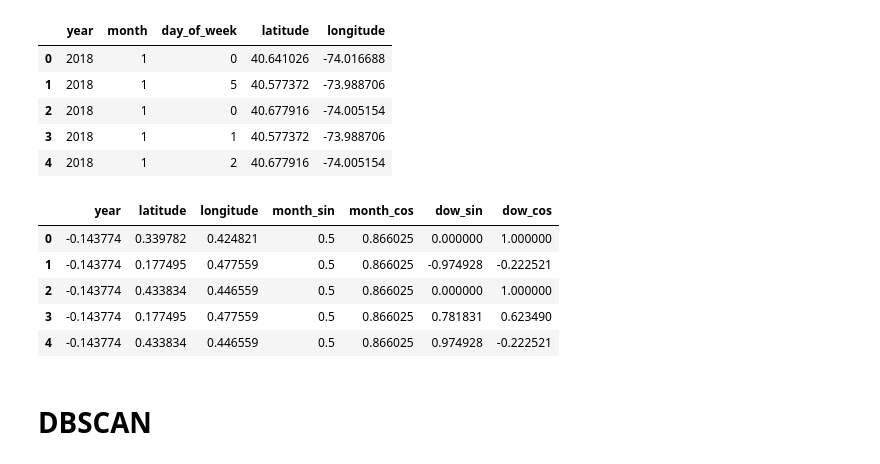
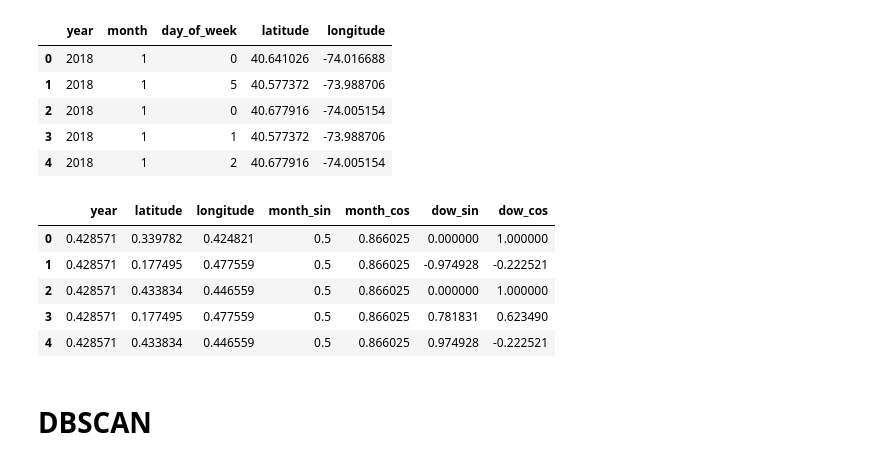
Before and after one commit to Pawmsdayl/hey-im-walking-my-dog-here, a Jupyter notebook: notebooks/2_clustering.ipynb, the cells around one changed output. Saved outputs shown, nothing was run; the diff lists cells and outputs as text; code cells hidden in the pictures.

```diff
--- a/notebooks/2_clustering.ipynb
+++ b/notebooks/2_clustering.ipynb
@@ -152,8 +152,7 @@ Feats to use:
 # %%
 # drop other data
 feats_to_keep = ['year', 'month', 'day_of_week', 'latitude', 'longitude']
-feats_to_drop = [col for col in wrangled.columns if col not in feats_to_keep]
-prep_final = wrangled.drop(columns=feats_to_drop, axis=1)
+prep_final = wrangled[feats_to_keep]
 
 prep_final.head()
 # %% [output]
@@ -166,36 +165,36 @@ prep_final.head()
 # %%
 # normalize data
 # copy prep_init to prep_norm
 prep_norm = prep_final.copy()
 
 # min-max scaling
 mm_scaler = MinMaxScaler()
-feats_mm_scale = ['latitude', 'longitude']
+feats_mm_scale = ['latitude', 'longitude', 'year']
 prep_norm[feats_mm_scale] = mm_scaler.fit_transform(prep_norm[feats_mm_scale])
 
 # standard scaling
-st_scaler = StandardScaler()
-feats_st_scale = ['year']
-prep_norm[feats_st_scale] = st_scaler.fit_transform(prep_norm[feats_st_scale])
+# st_scaler = StandardScaler()
+# feats_st_scale = ['year']
+# prep_norm[feats_st_scale] = st_scaler.fit_transform(prep_norm[feats_st_scale])
 
 # cyclic encoding, important for temporal features i.e. Nov=11->Dec=12->Jan=1
 prep_norm['month_sin'] = np.sin(2 * np.pi * prep_norm['month'] / 12)
 prep_norm['month_cos'] = np.cos(2 * np.pi * prep_norm['month'] / 12)
 prep_norm['dow_sin'] = np.sin(2 * np.pi * prep_norm['day_of_week'] / 7)
 prep_norm['dow_cos'] = np.cos(2 * np.pi * prep_norm['day_of_week'] / 7)
 
 # drop original temporal features
 prep_norm.drop(columns=['month', 'day_of_week'], axis=1, inplace=True)
 
 # display
 prep_norm.head()
 # %% [output]
 |  | year | latitude | longitude | month_sin | month_cos | dow_sin | dow_cos |
-| 0 | -0.143774 | 0.339782 | 0.424821 | 0.5 | 0.866025 | 0.000000 | 1.000000 |
-| 1 | -0.143774 | 0.177495 | 0.477559 | 0.5 | 0.866025 | -0.974928 | -0.222521 |
-| 2 | -0.143774 | 0.433834 | 0.446559 | 0.5 | 0.866025 | 0.000000 | 1.000000 |
-| 3 | -0.143774 | 0.177495 | 0.477559 | 0.5 | 0.866025 | 0.781831 | 0.623490 |
-| 4 | -0.143774 | 0.433834 | 0.446559 | 0.5 | 0.866025 | 0.974928 | -0.222521 |
+| 0 | 0.428571 | 0.339782 | 0.424821 | 0.5 | 0.866025 | 0.000000 | 1.000000 |
+| 1 | 0.428571 | 0.177495 | 0.477559 | 0.5 | 0.866025 | -0.974928 | -0.222521 |
+| 2 | 0.428571 | 0.433834 | 0.446559 | 0.5 | 0.866025 | 0.000000 | 1.000000 |
+| 3 | 0.428571 | 0.177495 | 0.477559 | 0.5 | 0.866025 | 0.781831 | 0.623490 |
+| 4 | 0.428571 | 0.433834 | 0.446559 | 0.5 | 0.866025 | 0.974928 | -0.222521 |
 # %%
 # copy prep_norm to prep_final
 prep_final = prep_norm.copy()
```
Also changed, not shown: parts of 4 cells of this notebook, 4 other files.
